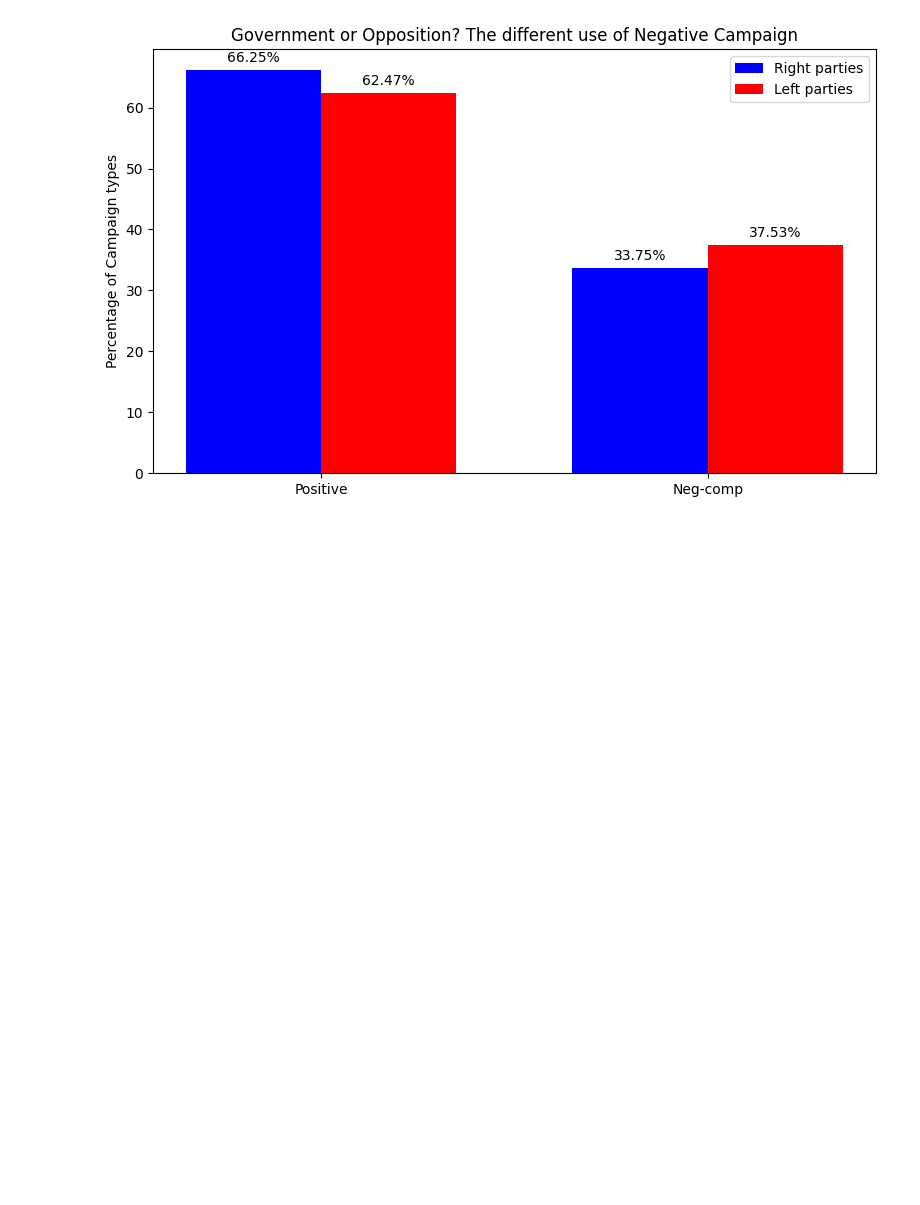
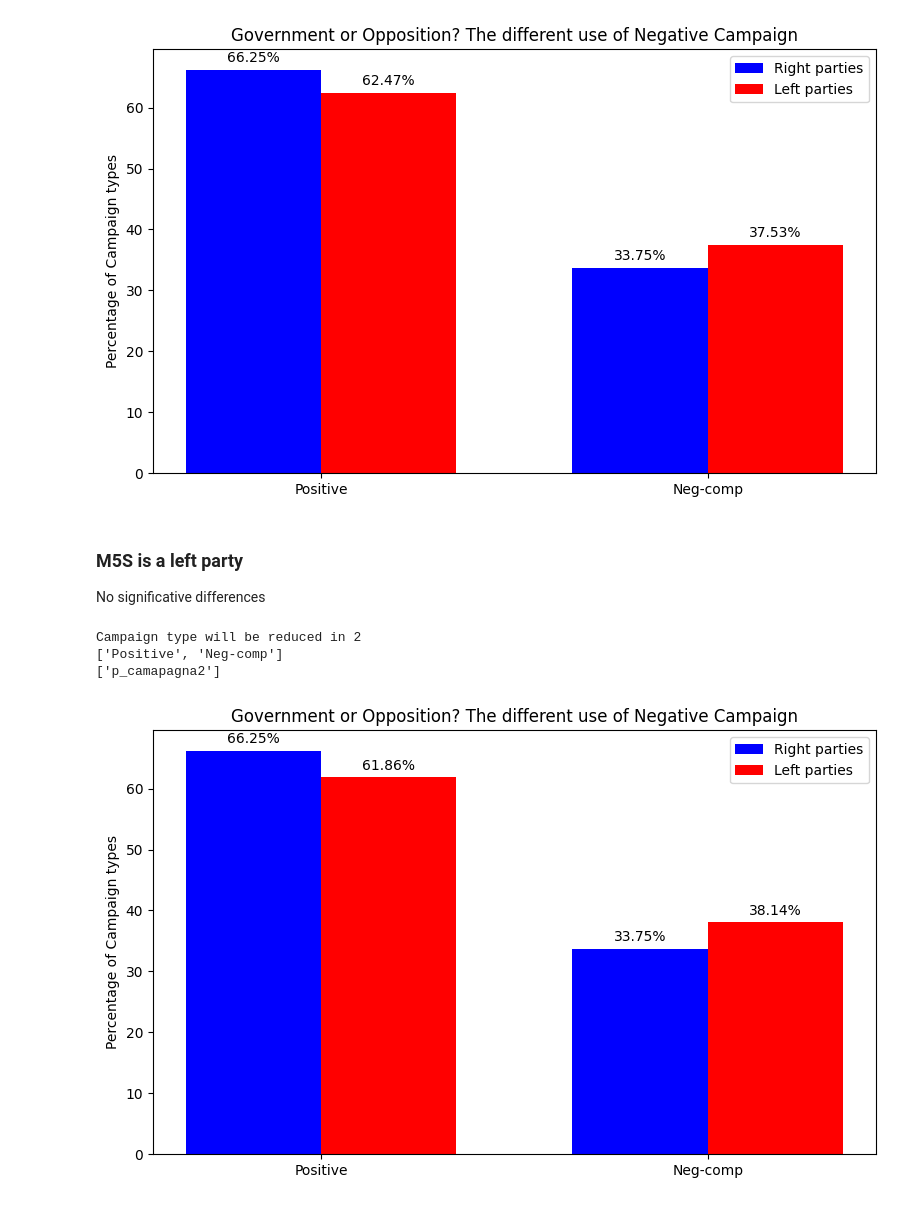
Before and after one commit to SalvatoreRomano1/thesis, a Jupyter notebook: analysis_python/Statistical_Analysis.ipynb, the cells around one changed output. Drawn from its saved outputs; the diff is of its cells as text; code cells hidden in the pictures; blank space fills up the shorter version.

```diff
--- a/analysis_python/Statistical_Analysis.ipynb
+++ b/analysis_python/Statistical_Analysis.ipynb
@@ -3921,0 +387,55 @@ print('slope:', lm.coef_)
+# %% [markdown]
+### M5S is a left party
+No significative differences
+# %%
+# The use of negative campaign: Opposition or the Government?
+
+changeReduction()
+
+
+# create the new DB
+a = postDB.loc[postDB['p_dx_sxm5s'] == 'Right parties']
+a = a.groupby(p_campagnaVar).count().reindex(newindex)
+a = a.Count.transform(lambda x: x/x.sum()*100)
+
+b= postDB.loc[postDB['p_dx_sxm5s'] == 'Left parties']
+b = b.groupby(p_campagnaVar).count().reindex(newindex)
+b = b.Count.transform(lambda x: x/x.sum()*100)
+
+# create a figure
+fig, ax = plt.subplots(figsize=(8,5), dpi=100)
+labels = b.index
+
+# add legend
+x = np.arange(len(labels))
+width = 0.35  # the width of the bars
+rects1 = ax.bar(x - width/2, a, width, label='Right parties', color='b',)
+rects2 = ax.bar(x + width/2, b, width, label='Left parties', color='r', )
+
+autolabel_barPC(rects1)
+autolabel_barPC(rects2)
+
+# add labels
+ax.set_ylabel('Percentage of Campaign types')
+ax.set_title('Government or Opposition? The different use of Negative Campaign')
+ax.set_xticks(x)
+ax.set_xticklabels(labels)
+ax.legend()
+
+# plot
+fig.tight_layout()
+#plt.savefig('images/governo.png', dpi=300)
+plt.show()
+
+
+crosstab, test_results, expected = rp.crosstab(postDB["p_camapagna2"], postDB["p_dx_sxm5s"],
+                                               test= "chi-square",
+                                               expected_freqs= True,
+                                               prop= "cell")
+print (crosstab)
+test_results
+# %% [output]
+Campaign type will be reduced in 2
+['Positive', 'Neg-comp']
+['p_camapagna2']
+[figure, added]
```
Also changed, not shown: parts of 16 cells of this notebook.
